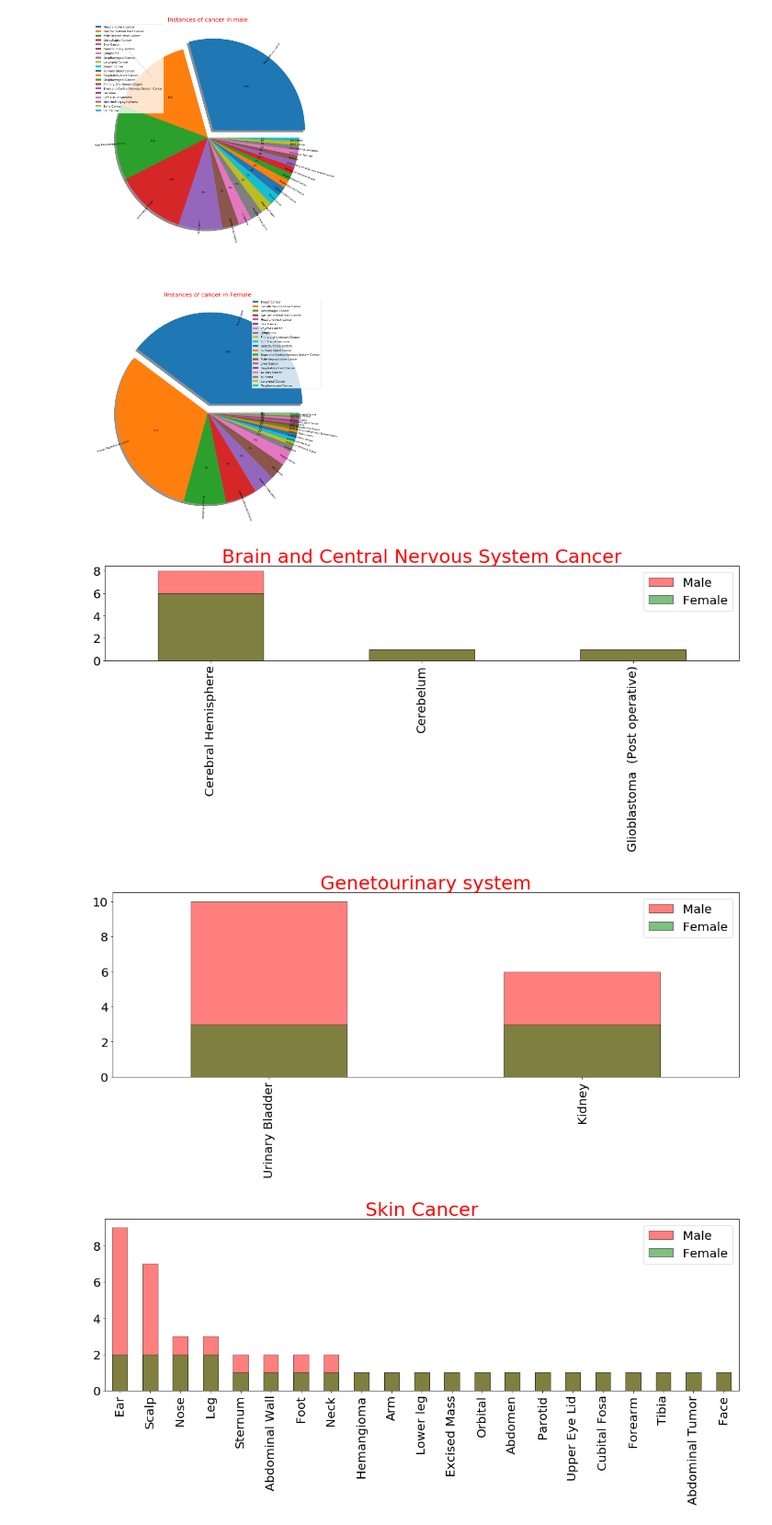
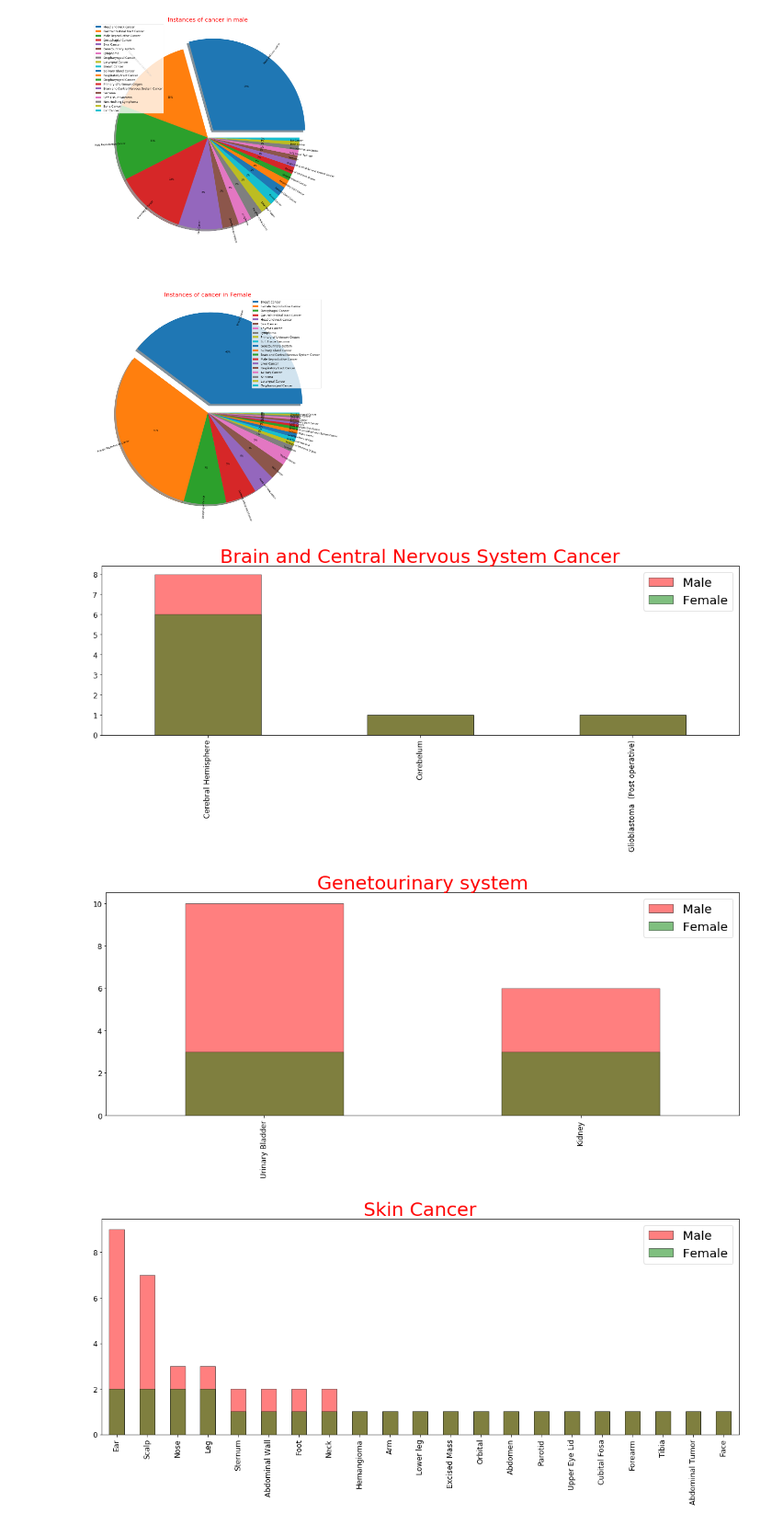
Before and after one commit to ssnk4343/Hospital_Cancer_Analysis, a Jupyter notebook: Cancer_Analysis.ipynb, the cells around one changed output. Shown at 92% size. Cells and saved outputs as stored; diff of their text form; code cells hidden in the pictures.

```diff
--- a/Cancer_Analysis.ipynb
+++ b/Cancer_Analysis.ipynb
@@ -205,34 +205,34 @@ Text(0.5, 1.0, 'Instances of cancer in Female')
 # %%
 male_t = df[df['Sex']=='Male']
 female_t = df[df['Sex']=='Female']
 male_t.index=male_t['Type of Cancer']
 male_t.index=male_t['Type of Cancer']
 
 for item in df['Type of Cancer'].unique():
     #c=['cyan','torquoise','grey','c','r','pink','maroon','cyan','torquoise','grey','c','r','pink','maroon','cyan','torquoise','grey','c','r']
     if item!='Male Reproductive Cancer':
 
 
         filt1 = male_t['Type of Cancer']==item
         filt2 = female_t['Type of Cancer']==item
         at = male_t.loc[filt1,'Location'].value_counts()
 
         bt = female_t.loc[filt2,'Location'].value_counts()
 
         if len(at)>1 and len(bt)>1:
             plt.figure(figsize=(15,7))
     #         #at.plot.pie(autopct='%1.f%%',shadow=True,rotatelabels = 270,labeldistance=0.9,fontsize=15)
-            at.plot.bar(subplots=True,edgecolor='black',color='red',fontsize=20,alpha=0.5,label="Male")
-            bt.plot.bar(subplots=True,edgecolor='black',color='Green',fontsize=20,alpha=0.5,label="Female")
+            at.plot.bar(subplots=True,edgecolor='black',color='red',fontsize=12,alpha=0.5,label="Male")
+            bt.plot.bar(subplots=True,edgecolor='black',color='Green',fontsize=12,alpha=0.5,label="Female")
             plt.legend(fontsize=20)
             plt.xticks(rotation=90)
             plt.tight_layout()
             plt.title(item,fontsize=31,color='r')
 
 
 
 plt.show()
 # %% [output]
-[figure, old version]
+[figure, new version]
-[figure, old version]
+[figure, new version]
-[figure, old version]
+[figure, new version]
```
Also changed, not shown: parts of 2 cells of this notebook.
